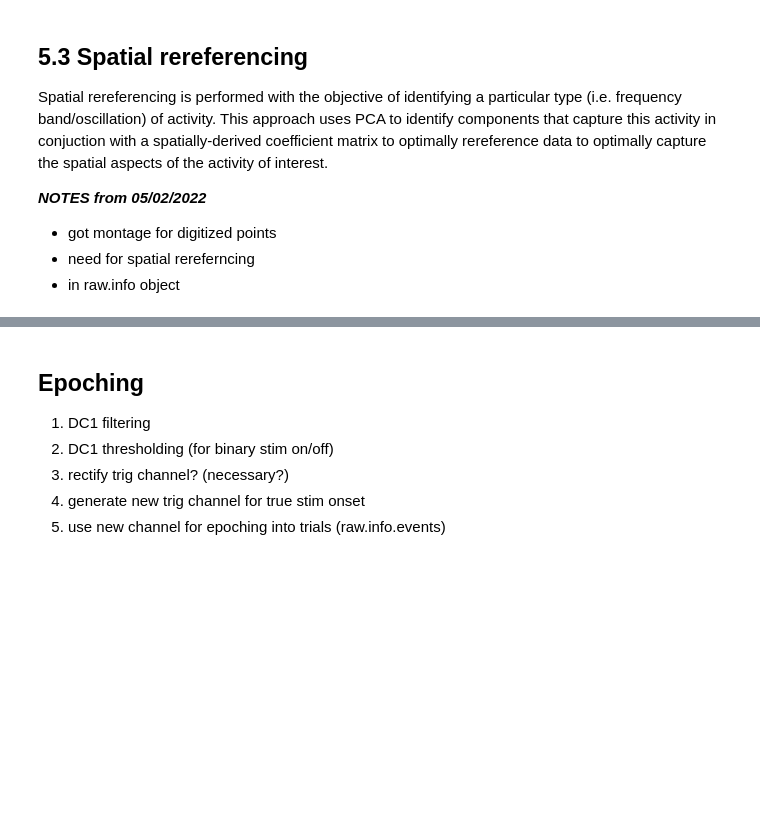
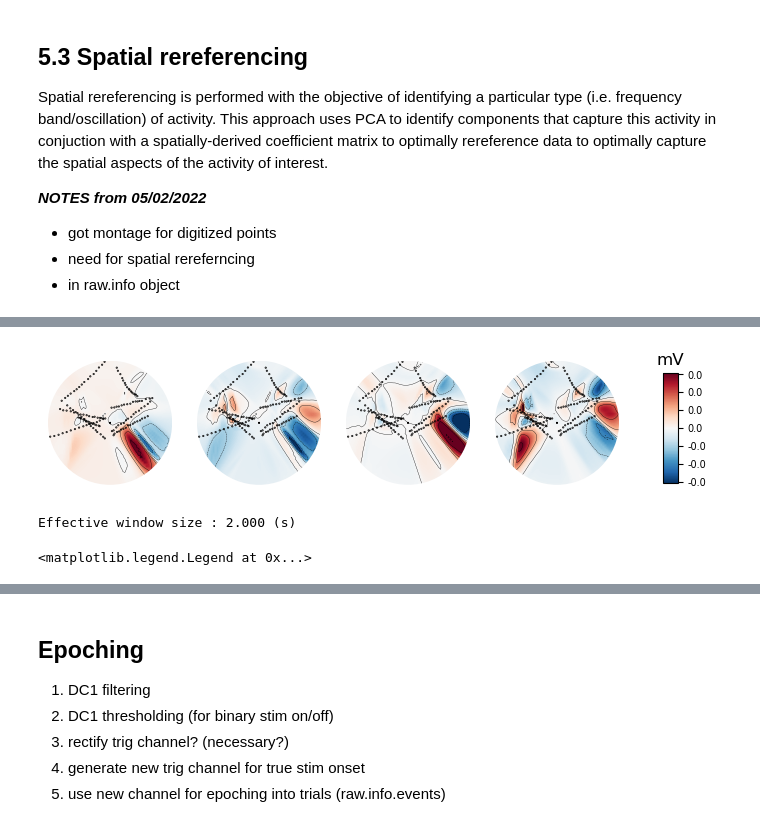
Before and after one commit to piepy-tools/piepy, a Jupyter notebook: tutorials/01-Preprocessing(STEP1).ipynb, the cells around one changed output, grey strips where cells are left out. Drawn from its saved outputs; the diff is of its cells as text; code cells hidden in the pictures; blank space fills up the shorter version.

```diff
--- a/tutorials/01-Preprocessing(STEP1).ipynb
+++ b/tutorials/01-Preprocessing(STEP1).ipynb
@@ -388,0 +395,13 @@ TypeError: plot_montage() missing 1 required positional argument: 'montage'
+# %%
+signal = [15, 30]
+noise =[12,33]
+
+raw_ssd = raw_annotate.copy().pick_types(seeg=True)
+
+ssd = mne.decoding.SSD(raw_ssd.info,
+                 filt_params_signal=dict(l_freq=signal[0], h_freq=signal[1], l_trans_bandwidth=1, h_trans_bandwidth=1),
+                 filt_params_noise=dict(l_freq=noise[0], h_freq=noise[1], l_trans_bandwidth=1, h_trans_bandwidth=1),
+                 reg='empirical',
+                 n_components=None, picks=None, sort_by_spectral_ratio=True,
+                 return_filtered=False, n_fft=None, cov_method_params=None, rank=None)
+ssd.fit(X=raw_ssd.get_data())
@@ -388,0 +443,29 @@ TypeError: plot_montage() missing 1 required positional argument: 'montage'
+# %%
+pattern = mne.EvokedArray(data=ssd.patterns_[:4].T,
+                          info=ssd.info)
+pattern.plot_topomap(units=dict(mag='A.U.'), time_format='')
+# %% [output]
+[figure, added]
+# %%
+# Transform
+ssd_sources = ssd.transform(X=raw_ssd.get_data())
+
+# Get psd of SSD-filtered signals.
+psd, freqs = mne.time_frequency.psd_array_welch(
+    ssd_sources, sfreq=raw_ssd.info['sfreq'], n_fft=int(raw_ssd.info['sfreq']*2))
+# %% [output]
+Effective window size : 2.000 (s)
+# %%
+below50 = freqs < 50
+# for highlighting the freq. band of interest
+bandfilt = (signal[0] <= freqs) & (freqs <= signal[1])
+fig, ax = plt.subplots(1)
+ax.loglog(freqs[below50], psd[0, below50], label='max SNR')
+ax.loglog(freqs[below50], psd[-1, below50], label='min SNR')
+ax.loglog(freqs[below50], psd[:, below50].mean(axis=0), label='mean')
+ax.fill_between(freqs[bandfilt], 0, 10000, color='green', alpha=0.15)
+ax.set_xlabel('log(frequency)')
+ax.set_ylabel('log(power)')
+ax.legend()
+# %% [output]
+<matplotlib.legend.Legend at 0x...>
```
Also changed, not shown: parts of 7 cells of this notebook.
